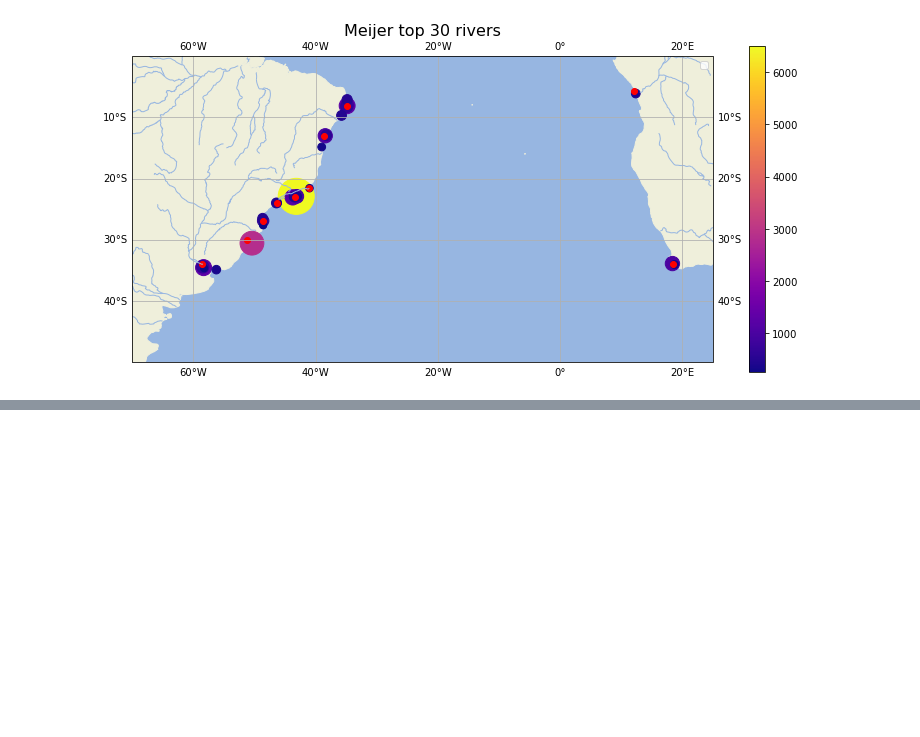
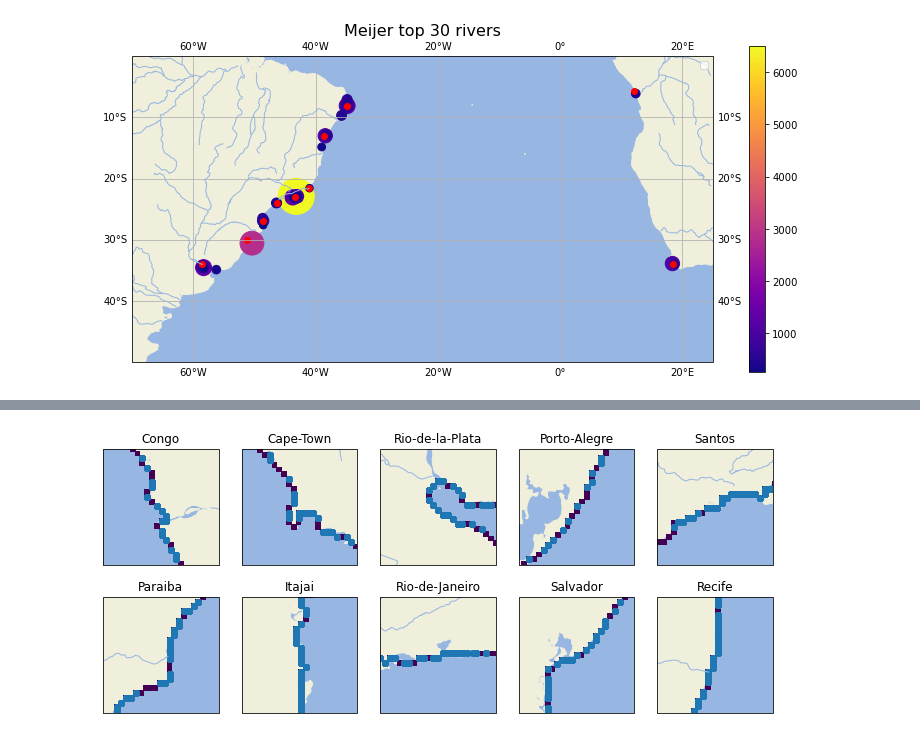
Before and after one commit to OceanParcels/BayesianAnalysis_SouthAtlantic, a Jupyter notebook: notebooks/Standard_method_release_particles_from_river_locations.ipynb, the cells around one changed output, grey strips where cells are left out. Cells and saved outputs as stored; diff of their text form; code cells hidden in the pictures; blank space fills up the shorter version.

```diff
--- a/notebooks/Standard_method_release_particles_from_river_locations.ipynb
+++ b/notebooks/Standard_method_release_particles_from_river_locations.ipynb
@@ -518,0 +601,24 @@ plt.pie(priors['mean'], labels=priors.index, autopct='%.1f%%',
+# %%
+fig,ax = plt.subplots(ncols=5,nrows=2,figsize=(12,5),
+                      subplot_kw={'projection': ccrs.PlateCarree()})
+
+coast_mask = np.ma.masked_equal(coast, 0)
+
+ax = np.reshape(ax, 10)
+r = 1
+
+for i, loc in enumerate(cluster_locations):
+
+    loc_mask, loc_CM= rivers_per_location(sort, cluster_locations[loc], r, binned=True)
+    lat_BA, lon_BA = loc_CM
+#     loc_df = sort[loc_mask]
+
+    ax[i].set_extent([lon_BA-r, lon_BA+r, lat_BA-r, lat_BA+r], crs=ccrs.PlateCarree())
+    ax[i].add_feature(cfeature.OCEAN)
+    ax[i].add_feature(cfeature.LAND)
+    ax[i].add_feature(cfeature.RIVERS)
+    ax[i].set_title(loc)
+    ax[i].pcolormesh(X, Y, coast_mask)
+    ax[i].scatter(release_points[loc]['X_bin'], release_points[loc]['Y_bin'])
+# %% [output]
+[figure, added]
```
Also changed, not shown: parts of 47 cells of this notebook, 2 other files.
